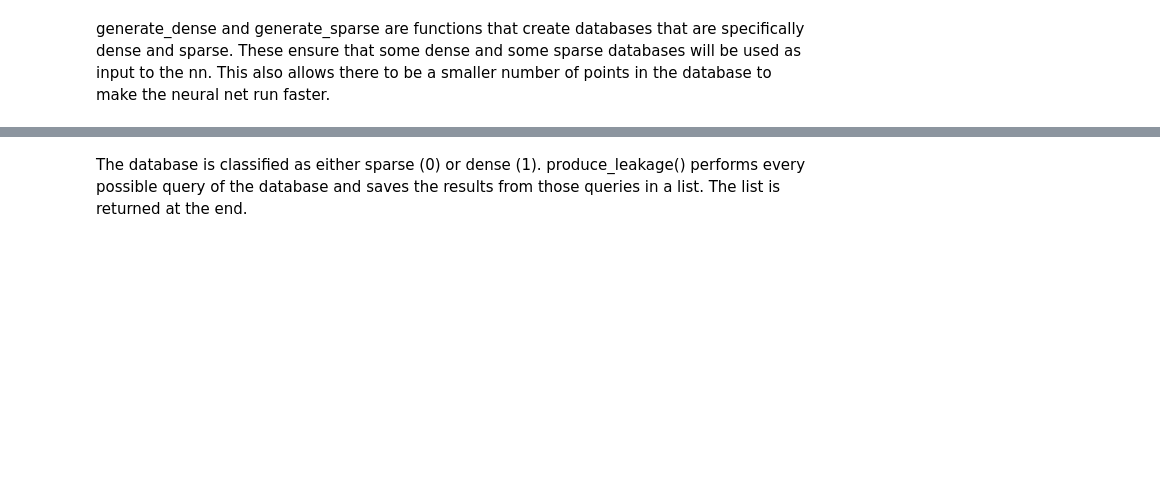
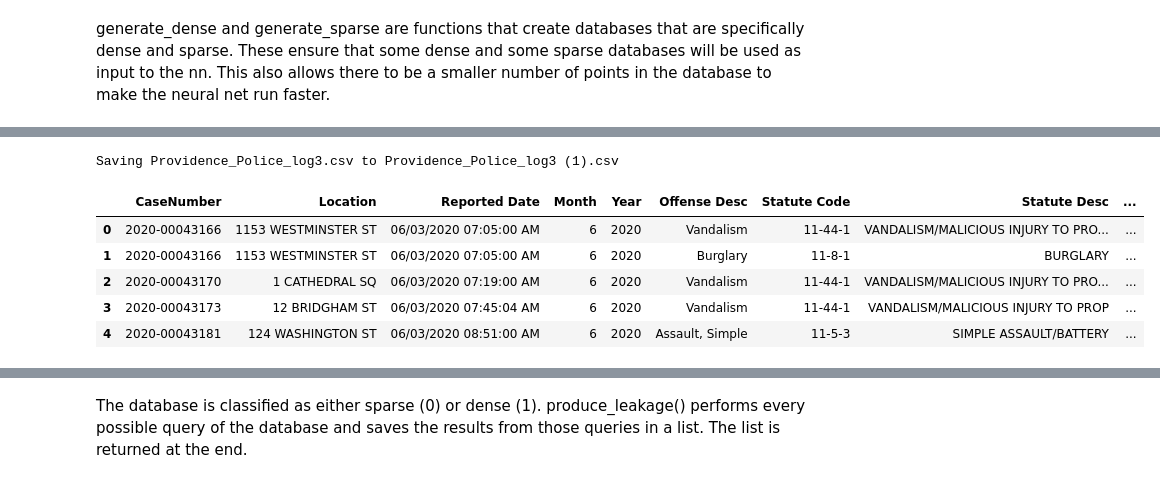
Before and after one commit to sierra187/research_fall2020, a Jupyter notebook: data_generation.ipynb, the cells around one changed output, grey strips where cells are left out. Drawn from its saved outputs; the diff is of its cells as text; code cells hidden in the pictures; blank space fills up the shorter version.

Commit message:
added providence crime data, still having issues with database being overwritten

```diff
--- a/data_generation.ipynb
+++ b/data_generation.ipynb
@@ -238,3 +235,8 @@ Saving crimesmap2.csv to crimesmap2 (1).csv
 | 2 | JD378697 | 09/25/2020 10:42:00 AM | 040XX E 134TH ST | 530 | ASSAULT | AGGRAVATED - OTHER DANGEROUS WEAPON | ... |
 | 3 | JD379866 | 09/26/2020 10:32:00 AM | 040XX E 134TH ST | 1310 | CRIMINAL DAMAGE | TO PROPERTY | ... |
 | 4 | JC501181 | 11/06/2019 06:49:00 PM | 040XX E 134TH ST | 460 | BATTERY | SIMPLE | ... |
+# %%
+uploaded2 = files.upload()
+providence_pd = pd.read_csv(io.BytesIO(uploaded2['Providence_Police_log3.csv']))
+providence_pd.head()
+# %% [output]
@@ -241 +244,8 @@ Saving crimesmap2.csv to crimesmap2 (1).csv
+Saving Providence_Police_log3.csv to Providence_Police_log3 (1).csv
+|  | CaseNumber | Location | Reported Date | Month | Year | Offense Desc | Statute Code | Statute Desc | ... |
+| 0 | 2020-00043166 | 1153 WESTMINSTER ST | 06/03/2020 07:05:00 AM | 6 | 2020 | Vandalism | 11-44-1 | VANDALISM/MALICIOUS INJURY TO PRO... | ... |
+| 1 | 2020-00043166 | 1153 WESTMINSTER ST | 06/03/2020 07:05:00 AM | 6 | 2020 | Burglary | 11-8-1 | BURGLARY | ... |
+| 2 | 2020-00043170 | 1 CATHEDRAL SQ | 06/03/2020 07:19:00 AM | 6 | 2020 | Vandalism | 11-44-1 | VANDALISM/MALICIOUS INJURY TO PRO... | ... |
+| 3 | 2020-00043173 | 12 BRIDGHAM ST | 06/03/2020 07:45:04 AM | 6 | 2020 | Vandalism | 11-44-1 | VANDALISM/MALICIOUS INJURY TO PROP | ... |
+| 4 | 2020-00043181 | 124 WASHINGTON ST | 06/03/2020 08:51:00 AM | 6 | 2020 | Assault, Simple | 11-5-3 | SIMPLE ASSAULT/BATTERY | ... |
 # %%
```
Also changed, not shown: parts of 8 cells of this notebook.
